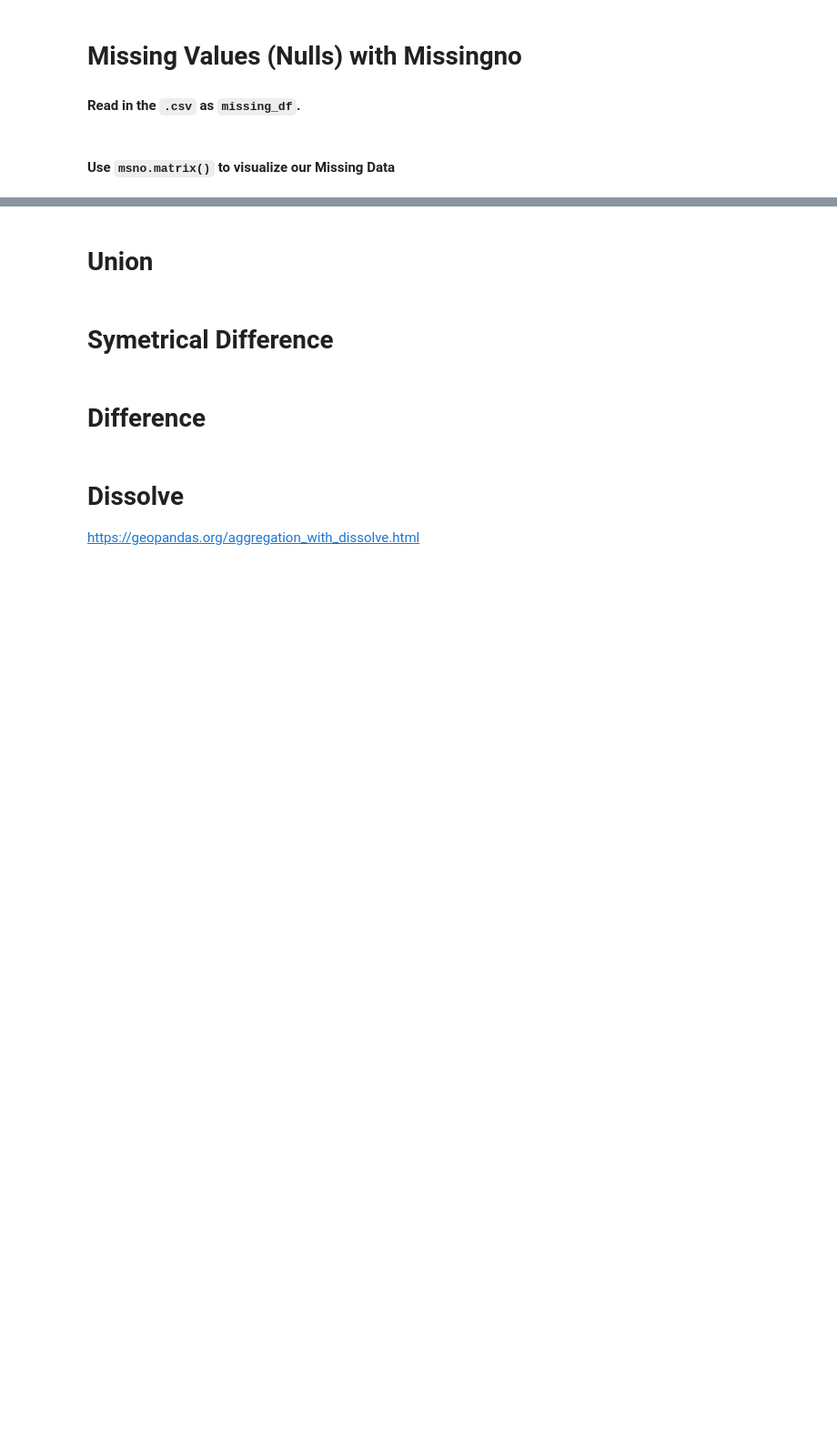
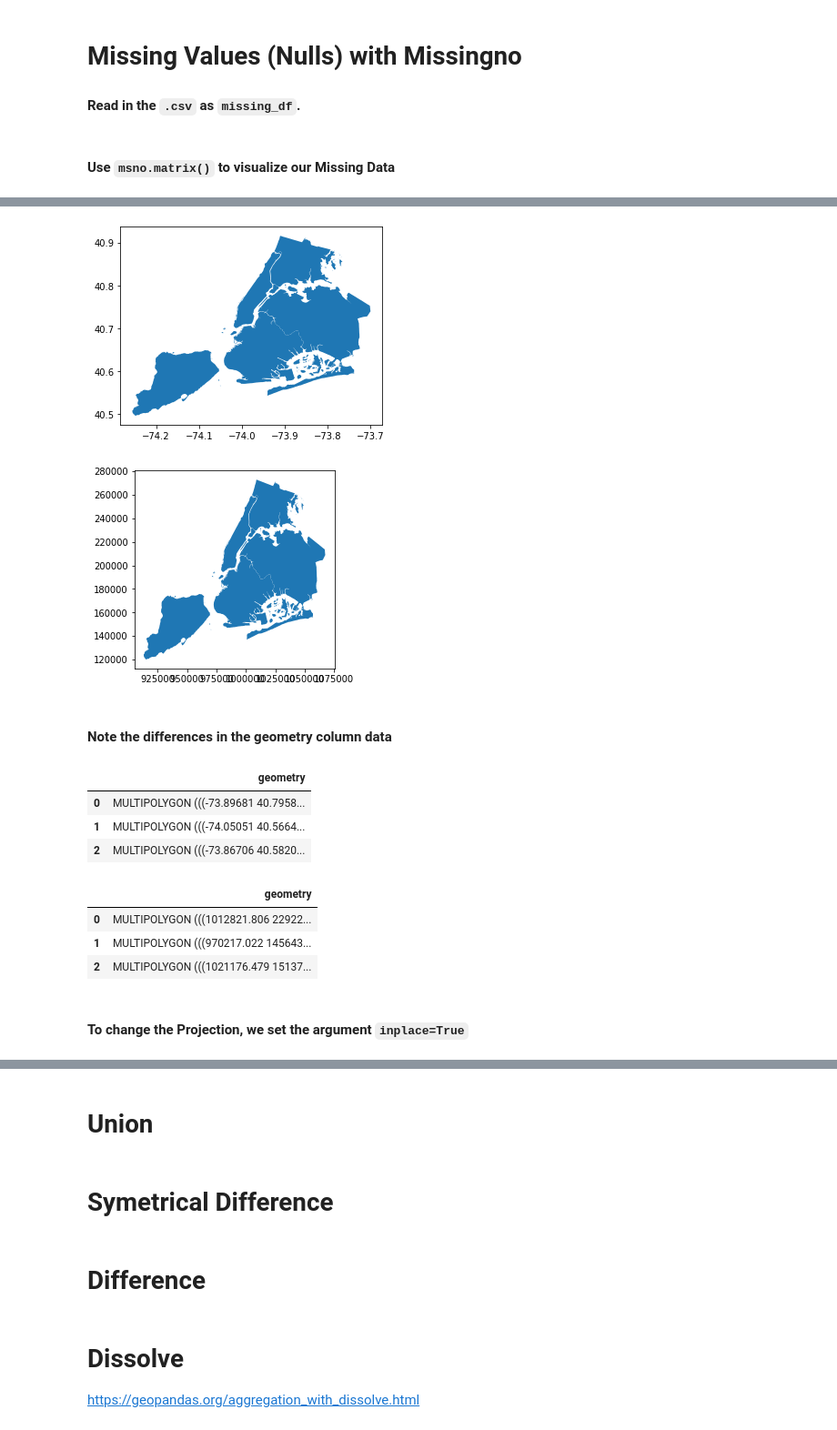
Before and after one commit to pratt-savi-810/pratt-savi-810-2020-03-lesson_05, a Jupyter notebook: completed/lesson_05_completed.ipynb, the cells around one changed output, grey strips where cells are left out. Shown at 91% size. Cells and saved outputs as stored; diff of their text form; code cells hidden in the pictures; blank space fills up the shorter version.

```diff
--- a/completed/lesson_05_completed.ipynb
+++ b/completed/lesson_05_completed.ipynb
@@ -147,0 +158,24 @@ https://geopandas.org/geometric_manipulations.html
+# %%
+gdf.plot();
+gdf.to_crs(epsg=2263).plot();
+# %% [output]
+[figure, added]
+[figure, added]
+# %% [markdown]
+#### Note the differences in the **geometry** column data
+# %%
+gdf[['geometry']].head(3)
+# %% [output]
+|  | geometry |
+| 0 | MULTIPOLYGON (((-73.89681 40.7958... |
+| 1 | MULTIPOLYGON (((-74.05051 40.5664... |
+| 2 | MULTIPOLYGON (((-73.86706 40.5820... |
+# %%
+gdf[['geometry']].to_crs(epsg=2263).head(3)
+# %% [output]
+|  | geometry |
+| 0 | MULTIPOLYGON (((1012821.806 22922... |
+| 1 | MULTIPOLYGON (((970217.022 145643... |
+| 2 | MULTIPOLYGON (((1021176.479 15137... |
+# %% [markdown]
+#### To change the Projection, we set the argument `inplace=True`
```
Also changed, not shown: parts of 43 cells of this notebook.
